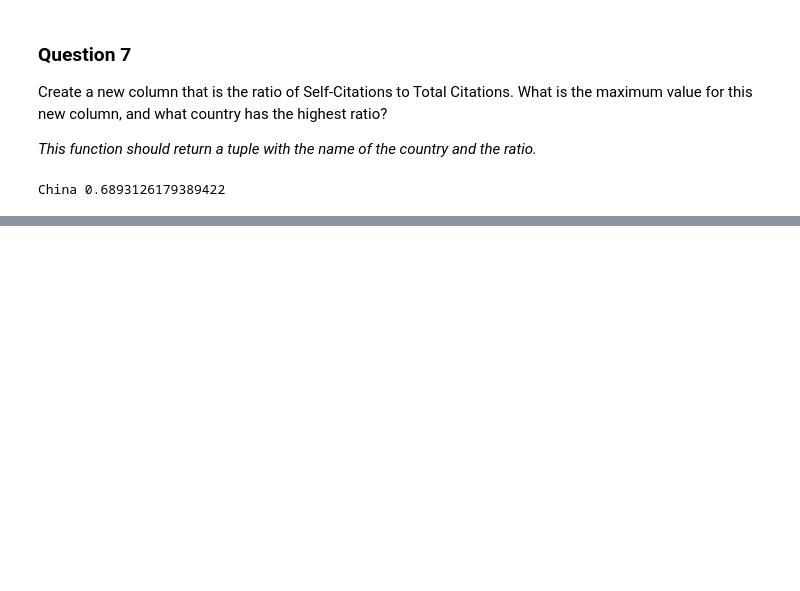
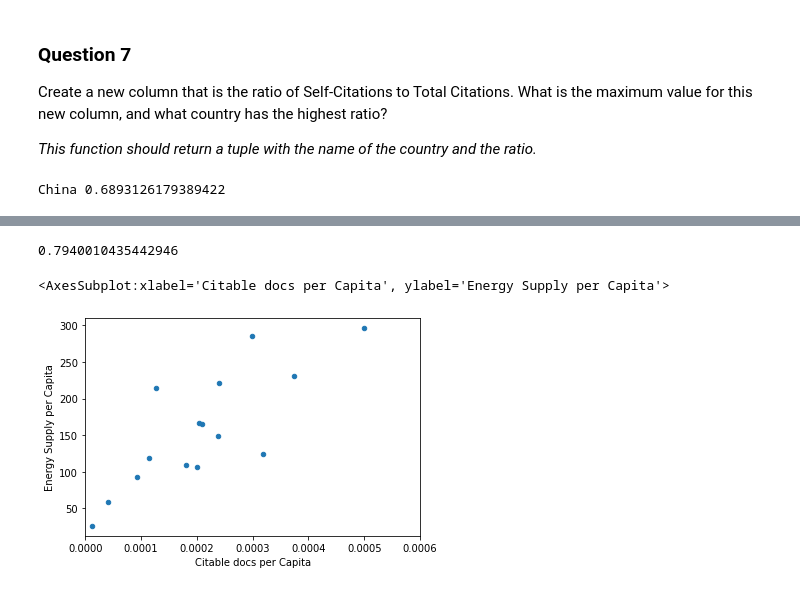
Before and after one commit to Vice777/Coursera---Data_Science, a Jupyter notebook: Week-3/Assignment-3.ipynb, the cells around one changed output, grey strips where cells are left out. Drawn from its saved outputs; the diff is of its cells as text; code cells hidden in the pictures; blank space fills up the shorter version.

```diff
--- a/Week-3/Assignment-3.ipynb
+++ b/Week-3/Assignment-3.ipynb
@@ -193,0 +232,15 @@ China 0.6893126179389422
+# %%
+Top_15 = final_df
+Top_15['PopEst'] = Top_15['Energy Supply'] / Top_15['Energy Supply per Capita']
+Top_15['Citable docs per Capita'] = Top_15['Citable documents'] / Top_15['PopEst']
+rel = Top_15['Citable docs per Capita'].corr(Top_15['Energy Supply per Capita'])
+rel
+# %% [output]
+0.7940010435442946
+# %%
+import matplotlib as plt
+%matplotlib inline
+Top_15.plot(x='Citable docs per Capita', y='Energy Supply per Capita', kind='scatter', xlim=[0, 0.0006])
+# %% [output]
+<AxesSubplot:xlabel='Citable docs per Capita', ylabel='Energy Supply per Capita'>
+[figure, added]
```
Also changed, not shown: parts of 11 cells of this notebook.
